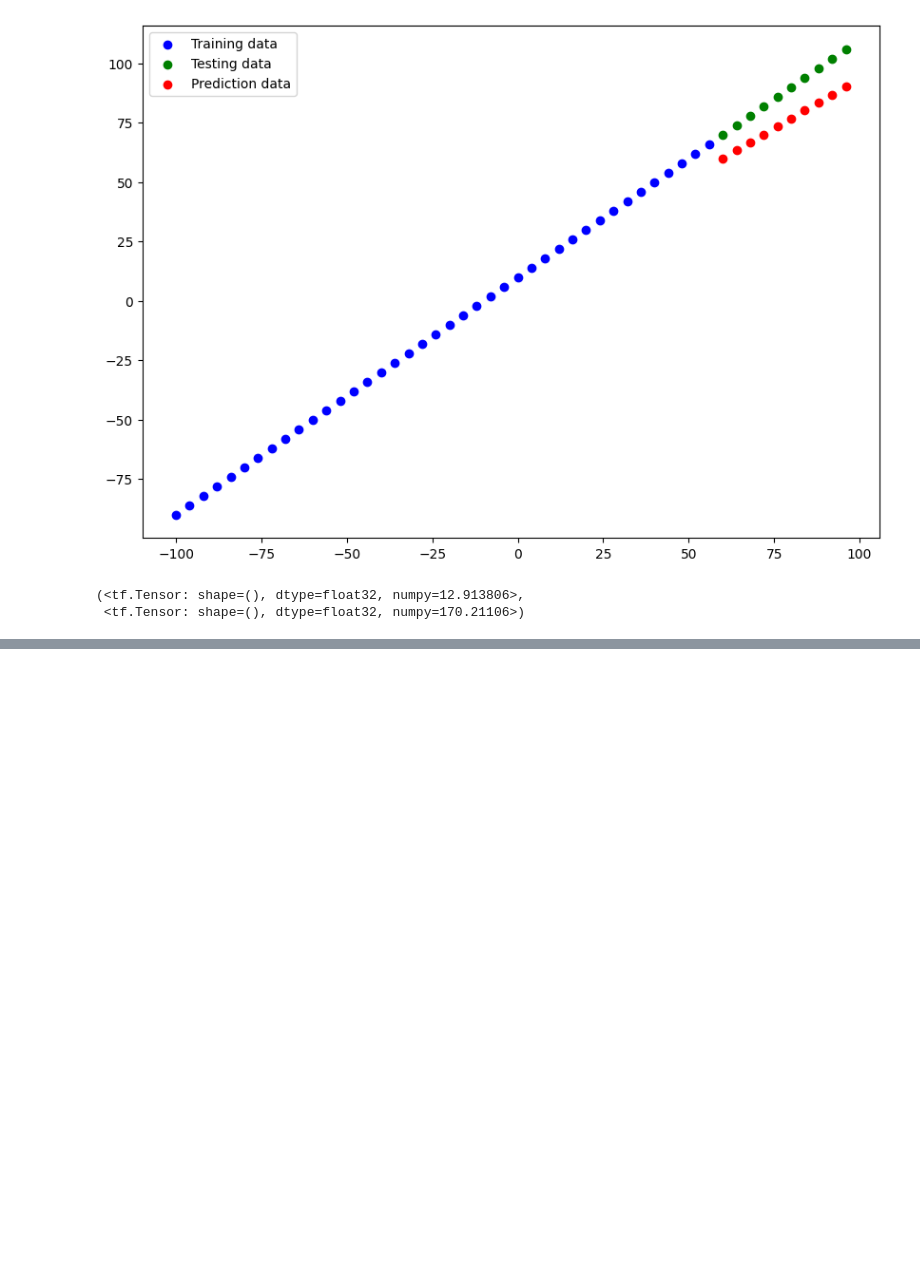
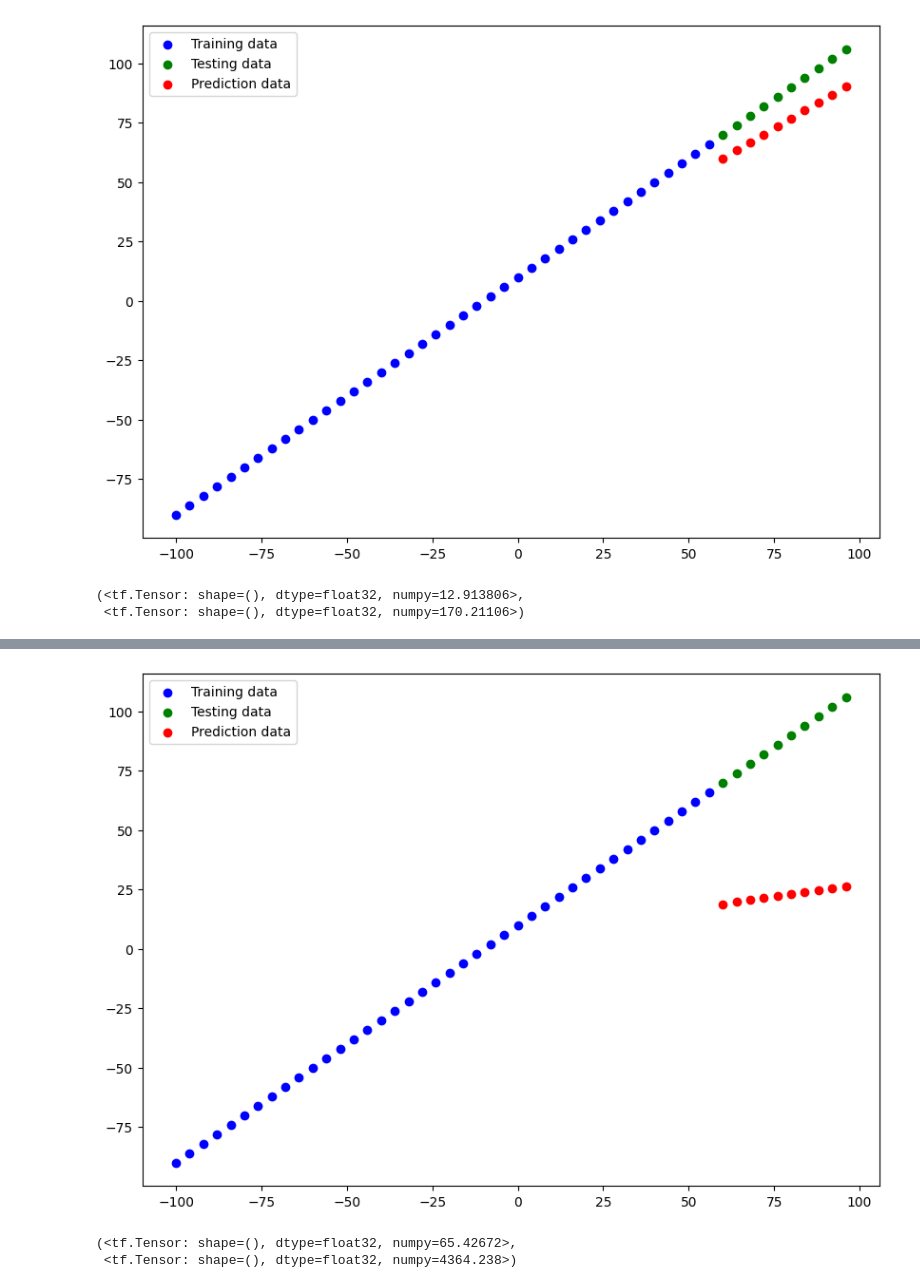
Before and after one commit to Hardtophead/Learn_DL_With_Tensorflow, a Jupyter notebook: 01_neural_network_regression_in_tensorflow_video.ipynb, the cells around one changed output, grey strips where cells are left out. Cells and saved outputs as stored; diff of their text form; code cells hidden in the pictures; blank space fills up the shorter version.

```diff
--- a/01_neural_network_regression_in_tensorflow_video.ipynb
+++ b/01_neural_network_regression_in_tensorflow_video.ipynb
@@ -775,0 +780,19 @@ mae_1, mse_1
+# %%
+# Set the random seed
+tf.random.set_seed(42)
+
+# 1. Create the model
+model_2 = tf.keras.Sequential([
+    tf.keras.layers.Dense(10, input_shape=[1]),
+    tf.keras.layers.Dense(1)
+])
+
+# 2. Compile the model
+model_2.compile(
+    loss=tf.keras.losses.mae,
+    optimizer=tf.keras.optimizers.SGD(),
+    metrics=['mse']
+)
+
+# 3. Fit the model
+model_2.fit(X_train, y_train, epochs=100)
@@ -775,0 +837,19 @@ mae_1, mse_1
+# %%
+# Set the random seed
+tf.random.set_seed(42)
+
+# 1. Create the model
+model_3 = tf.keras.Sequential([
+    tf.keras.layers.Dense(10, input_shape=[1]),
+    tf.keras.layers.Dense(1)
+])
+
+# 2. Compile the model
+model_3.compile(
+    loss=tf.keras.losses.mae,
+    optimizer=tf.keras.optimizers.SGD(),
+    metrics=['mae']
+)
+
+# 3. Fit the mode
+model_3.fit(X_train, y_train, epochs=500)
@@ -775,0 +875,5 @@ mae_1, mse_1
+# %%
+# Make a plot some predictions
+y_preds_3 = model_3.predict(y_test)
+plot_prediction(predictions=y_preds_3)
+# %% [output]
@@ -775,0 +881,11 @@ mae_1, mse_1
+[figure, added]
+# %%
+
+# Calculate model 3 evaluation metrics
+mae_3 = mae(y_test, y_preds_3)
+mse_3 = mse(y_test, y_preds_3)
+
+mae_3, mse_3
+# %% [output]
+(<tf.Tensor: shape=(), dtype=float32, numpy=65.42672>,
+ <tf.Tensor: shape=(), dtype=float32, numpy=4364.238>)
```
Also changed, not shown: parts of 7 cells of this notebook.
